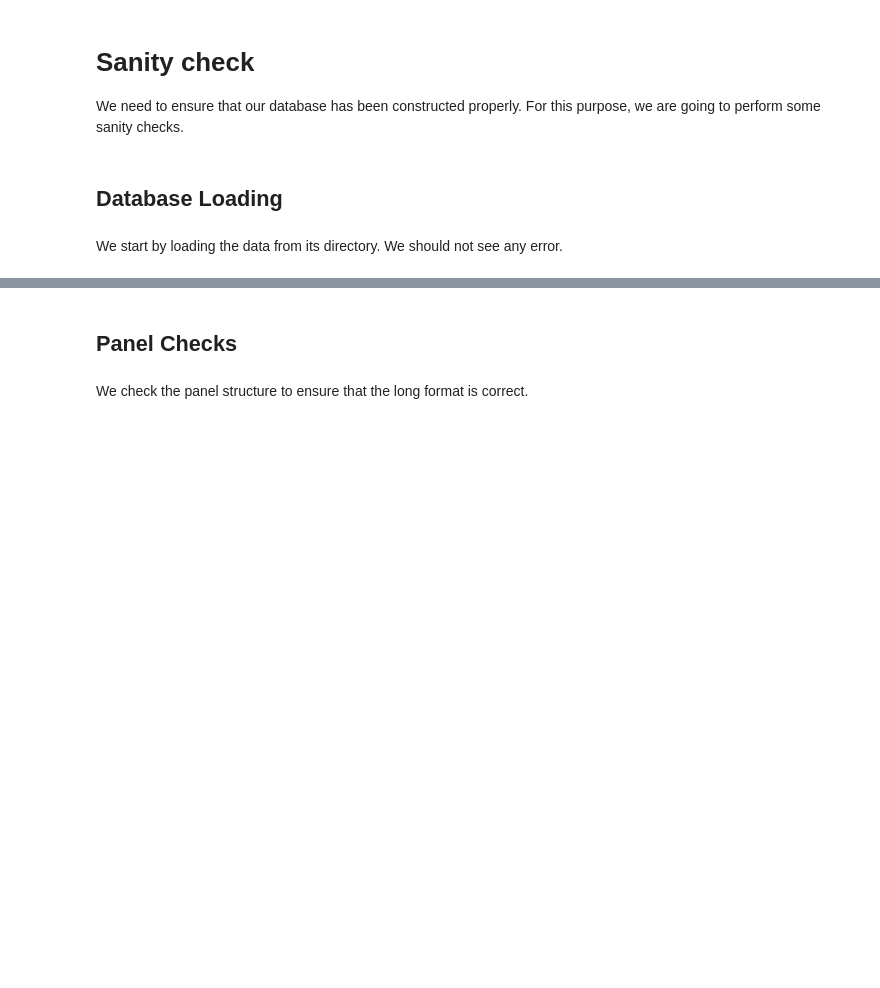
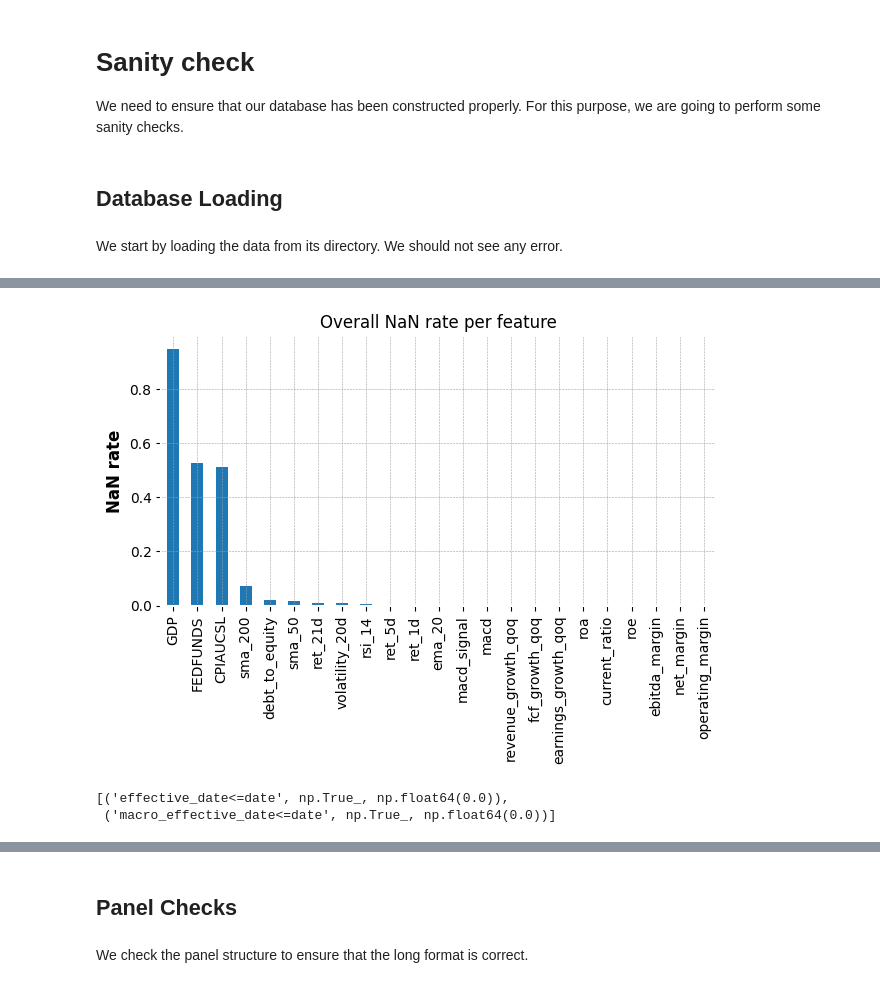
Before and after one commit to IgorDragone/hybrid-stock-prediction-thesis, a Jupyter notebook: notebooks/01_sanity_check.ipynb, the cells around one changed output, grey strips where cells are left out. Cells and saved outputs as stored; diff of their text form; code cells hidden in the pictures; blank space fills up the shorter version.

Commit message:
db building, done, sanity check will confirm if everything is good

```diff
--- a/notebooks/01_sanity_check.ipynb
+++ b/notebooks/01_sanity_check.ipynb
@@ -17,0 +20,5 @@ df = pd.read_parquet(DATA_PATH)
+# %%
+df["date"] = pd.to_datetime(df["date"])
+df = df.sort_values(["date", "ticker"]).reset_index(drop=True)
+
+df.head()
@@ -50,0 +128,12 @@ Here we can observe that some columns such as `net_margin` or `operation_margin`
+# %%
+# Choose a sensible subset of features to inspect
+tech_cols = [c for c in ["sma_50","sma_200","ema_20","rsi_14","macd","macd_signal","volatility_20d","ret_1d","ret_5d","ret_21d"] if c in df.columns]
+fund_cols = [c for c in ["net_margin","operating_margin","ebitda_margin","roe","roa","debt_to_equity","current_ratio",
+                         "revenue_growth_qoq","earnings_growth_qoq","fcf_growth_qoq"] if c in df.columns]
+macro_cols = [c for c in ["GDP","CPIAUCSL","FEDFUNDS"] if c in df.columns]
+
+cols_to_check = tech_cols + fund_cols + macro_cols
+print("checking columns:", cols_to_check)
+
+na_rate = df.groupby("ticker")[cols_to_check].apply(lambda x: x.isna().mean()).sort_index()
+na_rate
@@ -50,0 +152,29 @@ Here we can observe that some columns such as `net_margin` or `operation_margin`
+# %%
+# %NaN per feature overall
+overall_na = df[cols_to_check].isna().mean().sort_values(ascending=False)
+
+plt.figure()
+overall_na.plot(kind="bar")
+plt.title("Overall NaN rate per feature")
+plt.ylabel("NaN rate")
+plt.tight_layout()
+plt.show()
+# %% [output]
+[figure, added]
+# %%
+leak_checks = []
+
+if "effective_date" in df.columns:
+    ed = pd.to_datetime(df["effective_date"], errors="coerce")
+    ok = (ed <= df["date"]).all()
+    leak_checks.append(("effective_date<=date", ok, ed.isna().mean()))
+
+if "macro_effective_date" in df.columns:
+    med = pd.to_datetime(df["macro_effective_date"], errors="coerce")
+    ok = (med <= df["date"]).all()
+    leak_checks.append(("macro_effective_date<=date", ok, med.isna().mean()))
+
+leak_checks
+# %% [output]
+[('effective_date<=date', np.True_, np.float64(0.0)),
+ ('macro_effective_date<=date', np.True_, np.float64(0.0))]
```
Also changed, not shown: parts of 28 cells of this notebook.
